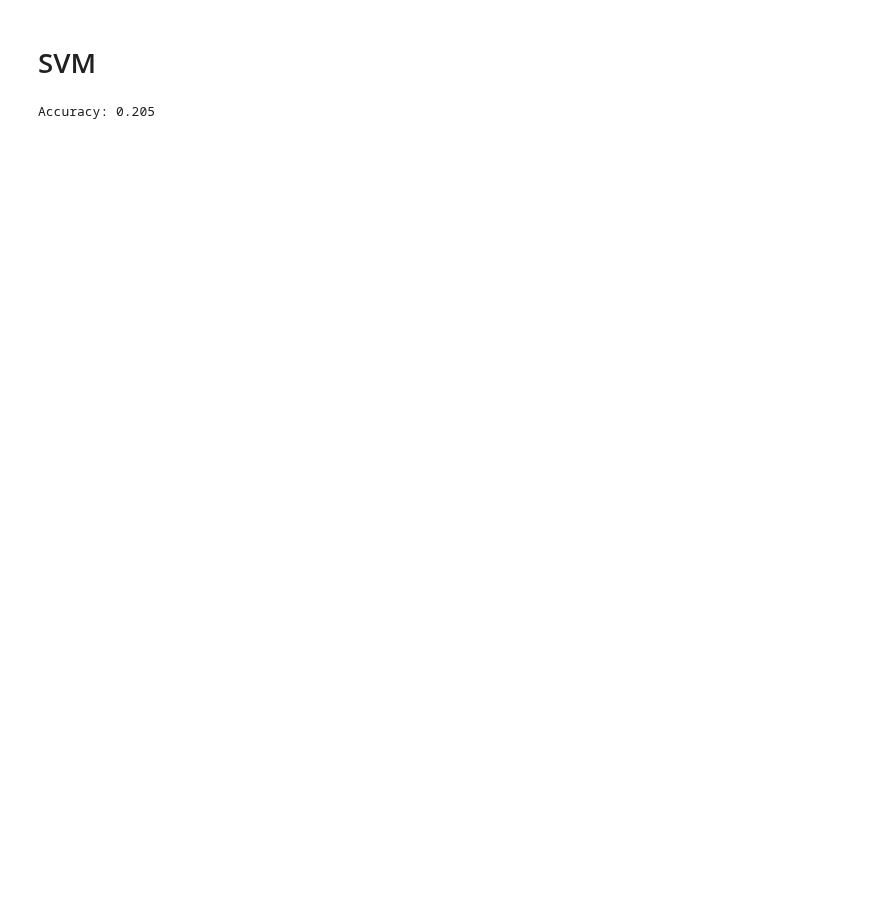
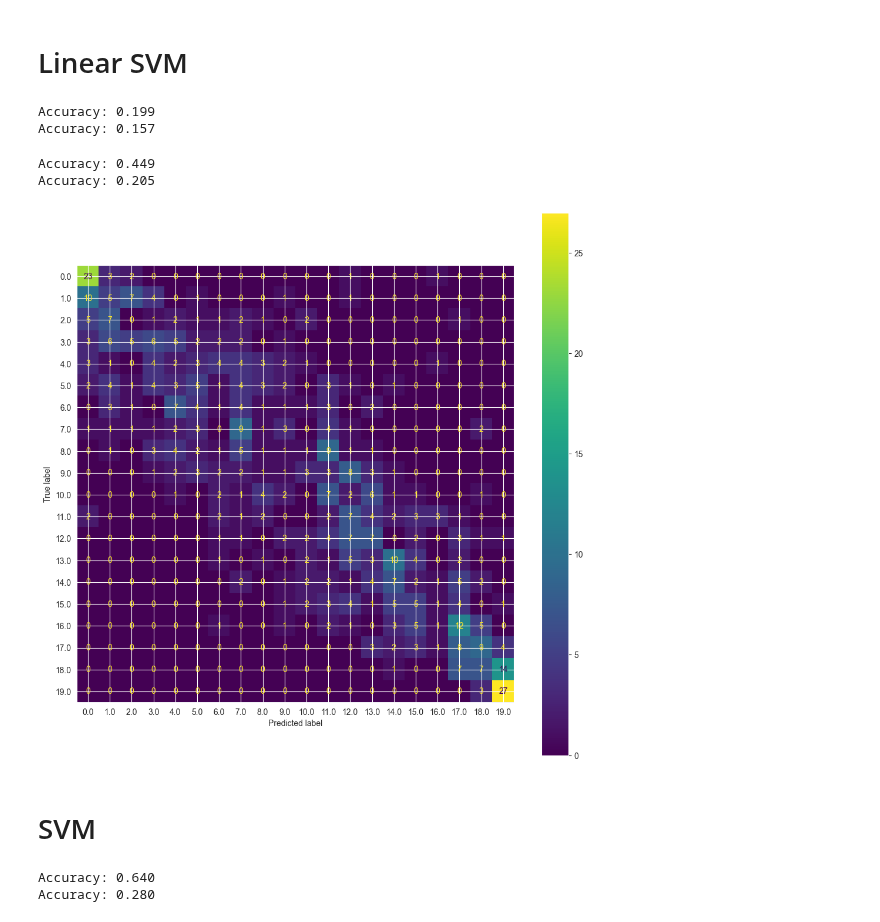
Before and after one commit to davide-tonetto-884585/House-Sale-Price-Prediction, a Jupyter notebook: ClassifierModels/SVMClassifier.ipynb, the cells around one changed output. Cells and saved outputs as stored; diff of their text form; code cells hidden in the pictures; blank space fills up the shorter version.

```diff
--- a/ClassifierModels/SVMClassifier.ipynb
+++ b/ClassifierModels/SVMClassifier.ipynb
@@ -21,13 +20,62 @@ X_train.shape, X_test.shape, Y_train.shape, Y_test.shape, Y_train_binned.shape,
+# %% [markdown]
+# Linear SVM
+# %%
+from sklearn.preprocessing import StandardScaler
+
+LSVM = LinearSVC(C=10000)
+LSVM.fit(X_train, Y_train_binned.ravel())
+
+y_pred_train = LSVM.predict(X_train)
+print("Accuracy: {:.3f}".format(accuracy_score(y_true=Y_train_binned,
+                                               y_pred=y_pred_train)))
+
+y_pred_test = LSVM.predict(X_test)
+print("Accuracy: {:.3f}".format(accuracy_score(y_true=Y_test_binned,
+                                               y_pred=y_pred_test)))
+# %% [output]
+Accuracy: 0.199
+Accuracy: 0.157
+# %%
+# scalo i dati
+svm_reg = Pipeline([
+    ("scaler", StandardScaler()),
+    ("svm_regresssor", LinearSVC(max_iter=10000))
+])
+svm_reg.fit(X_train, Y_train_binned.ravel())
+
+y_pred_train = svm_reg.predict(X_train)
+print("Accuracy: {:.3f}".format(accuracy_score(y_true=Y_train_binned,
+                                               y_pred=y_pred_train)))
+
+y_pred_test = svm_reg.predict(X_test)
+print("Accuracy: {:.3f}".format(accuracy_score(y_true=Y_test_binned,
+                                               y_pred=y_pred_test)))
+# %% [output]
+Accuracy: 0.449
+Accuracy: 0.205
+# %%
+cm = ConfusionMatrixDisplay.from_estimator(
+    estimator=svm_reg,
+    X=X_test, y=Y_test_binned)
+fig = cm.ax_.get_figure()
+fig.set_figwidth(12)
+fig.set_figheight(12)
+# %% [output]
+[figure, added]
 # %% [markdown]
 # SVM
 # %%
-from sklearn.metrics import accuracy_score
+SVM = SVC(C=100000)
+SVM.fit(X_train, Y_train_binned.ravel())
+y_pred = SVM.predict(X_test)
 
-model = SVC(C=100)
-model.fit(X_train, Y_train_binned)
-y_pred = model.predict(X_test)
+y_pred_train = SVM.predict(X_train)
+print("Accuracy: {:.3f}".format(accuracy_score(y_true=Y_train_binned,
+                                               y_pred=y_pred_train)))
 
+y_pred_test = SVM.predict(X_test)
 print("Accuracy: {:.3f}".format(accuracy_score(y_true=Y_test_binned,
-                                               y_pred=y_pred)))
+                                               y_pred=y_pred_test)))
 # %% [output]
-Accuracy: 0.205
+Accuracy: 0.640
+Accuracy: 0.280
```
Also changed, not shown: parts of 6 cells of this notebook, 5 other files.
